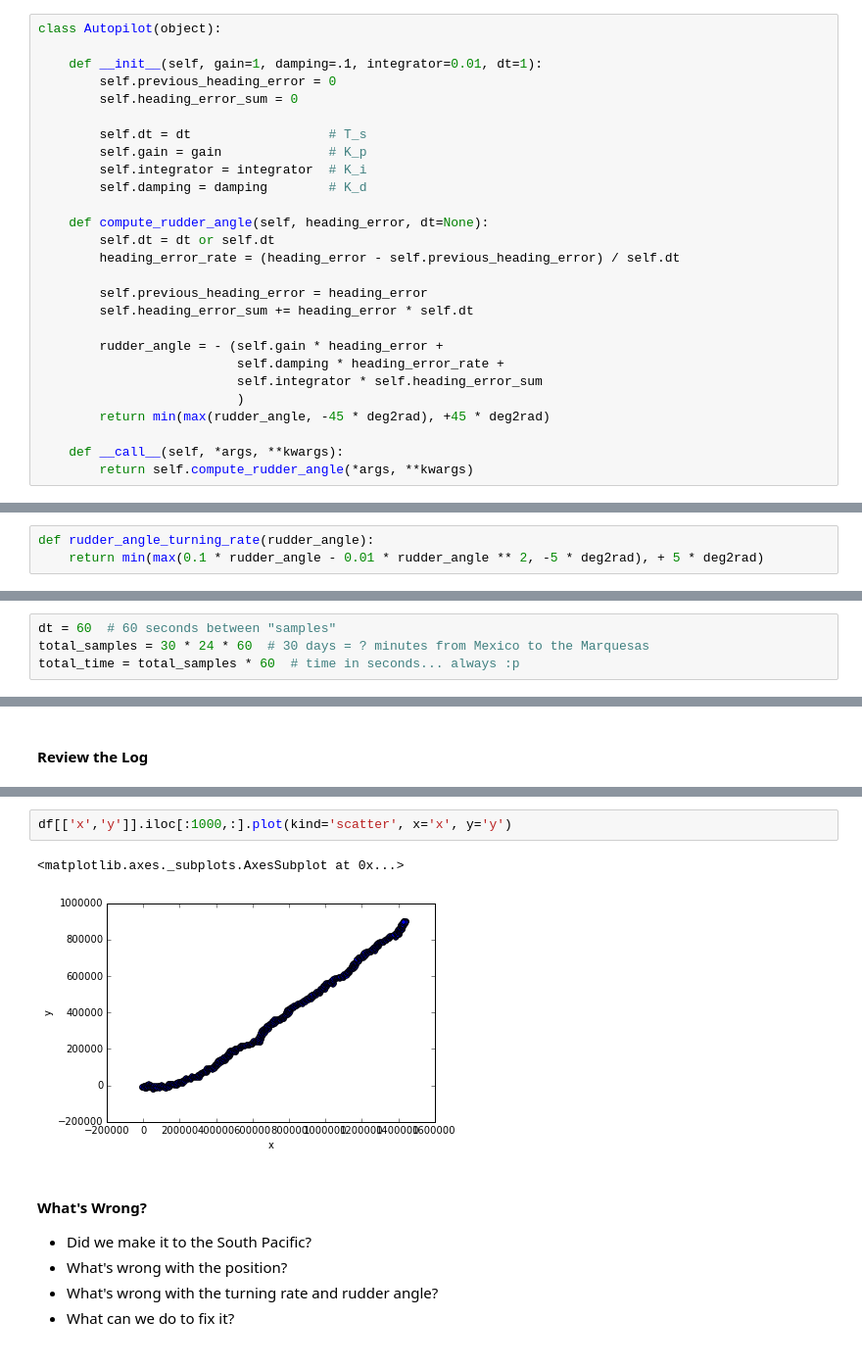
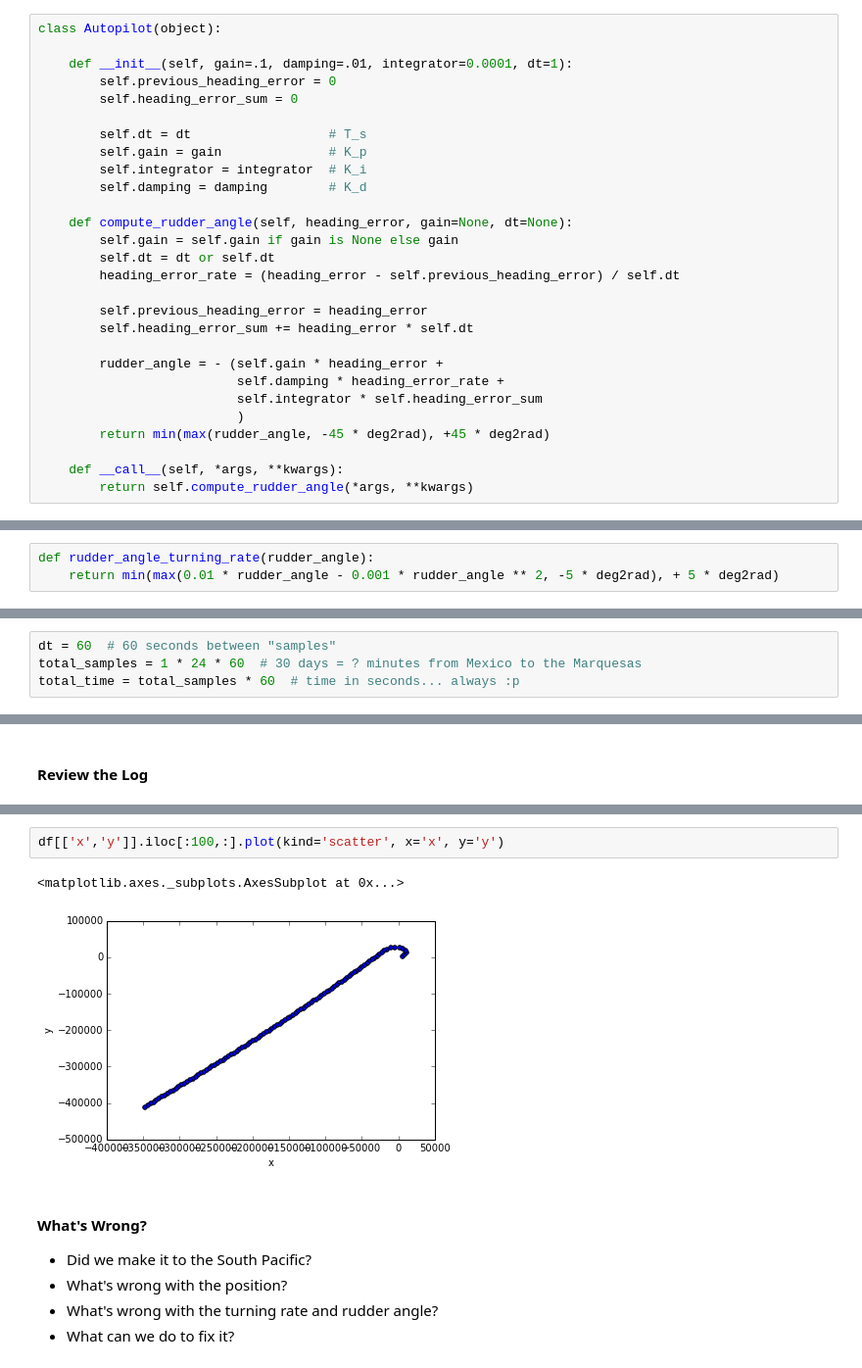
Before and after one commit to hackoregon/hack-university-machine-learning, a Jupyter notebook: huml/day13/Ships Log.ipynb, the cells around one changed output, grey strips where cells are left out. Shown: that part at 98% size. Saved outputs shown, nothing was run; the diff lists cells and outputs as text.

```diff
--- a/huml/day13/Ships Log.ipynb
+++ b/huml/day13/Ships Log.ipynb
@@ -16,7 +18,7 @@ def compass_measurement(true_heading, std=3*deg2rad, bias=2*deg2rad):
 # %%
 class Autopilot(object):
 
-    def __init__(self, gain=1, damping=.1, integrator=0.01, dt=1):
+    def __init__(self, gain=.1, damping=.01, integrator=0.0001, dt=1):
         self.previous_heading_error = 0
         self.heading_error_sum = 0
 
@@ -25,7 +27,8 @@ class Autopilot(object):
         self.integrator = integrator  # K_i
         self.damping = damping        # K_d
 
-    def compute_rudder_angle(self, heading_error, dt=None):
+    def compute_rudder_angle(self, heading_error, gain=None, dt=None):
+        self.gain = self.gain if gain is None else gain
         self.dt = dt or self.dt
         heading_error_rate = (heading_error - self.previous_heading_error) / self.dt
 
@@ -50,7 +53,7 @@ class Autopilot(object):
 <img src="hydraulic-servo.JPG" style="max-height: 428px; max-width: 576px;">
 # %%
 def rudder_angle_turning_rate(rudder_angle):
-    return min(max(0.1 * rudder_angle - 0.01 * rudder_angle ** 2, -5 * deg2rad), + 5 * deg2rad)
+    return min(max(0.01 * rudder_angle - 0.001 * rudder_angle ** 2, -5 * deg2rad), + 5 * deg2rad)
 # %% [markdown]
 ### Simulation
 #### Initial Conditions
@@ -65,7 +68,7 @@ rudder_angle = 0  # + = starboard (right), - = port (left)
 #### Simulation Configuration Parameters
 # %%
 dt = 60  # 60 seconds between "samples"
-total_samples = 30 * 24 * 60  # 30 days = ? minutes from Mexico to the Marquesas
+total_samples = 1 * 24 * 60  # 30 days = ? minutes from Mexico to the Marquesas
 total_time = total_samples * 60  # time in seconds... always :p
 # %% [markdown]
 #### Initialize the Autopilot and Ship's Log
@@ -115,8 +118,8 @@ df.plot(kind='scatter', x='x', y='y')
 # %%
-df[['x','y']].iloc[:1000,:].plot(kind='scatter', x='x', y='y')
+df[['x','y']].iloc[:100,:].plot(kind='scatter', x='x', y='y')
 # %% [output]
 <matplotlib.axes._subplots.AxesSubplot at 0x...>
-[figure, old version]
+[figure, new version]
 # %% [markdown]
 #### What's Wrong?
 
```
Also changed, not shown: parts of 3 cells of this notebook.
